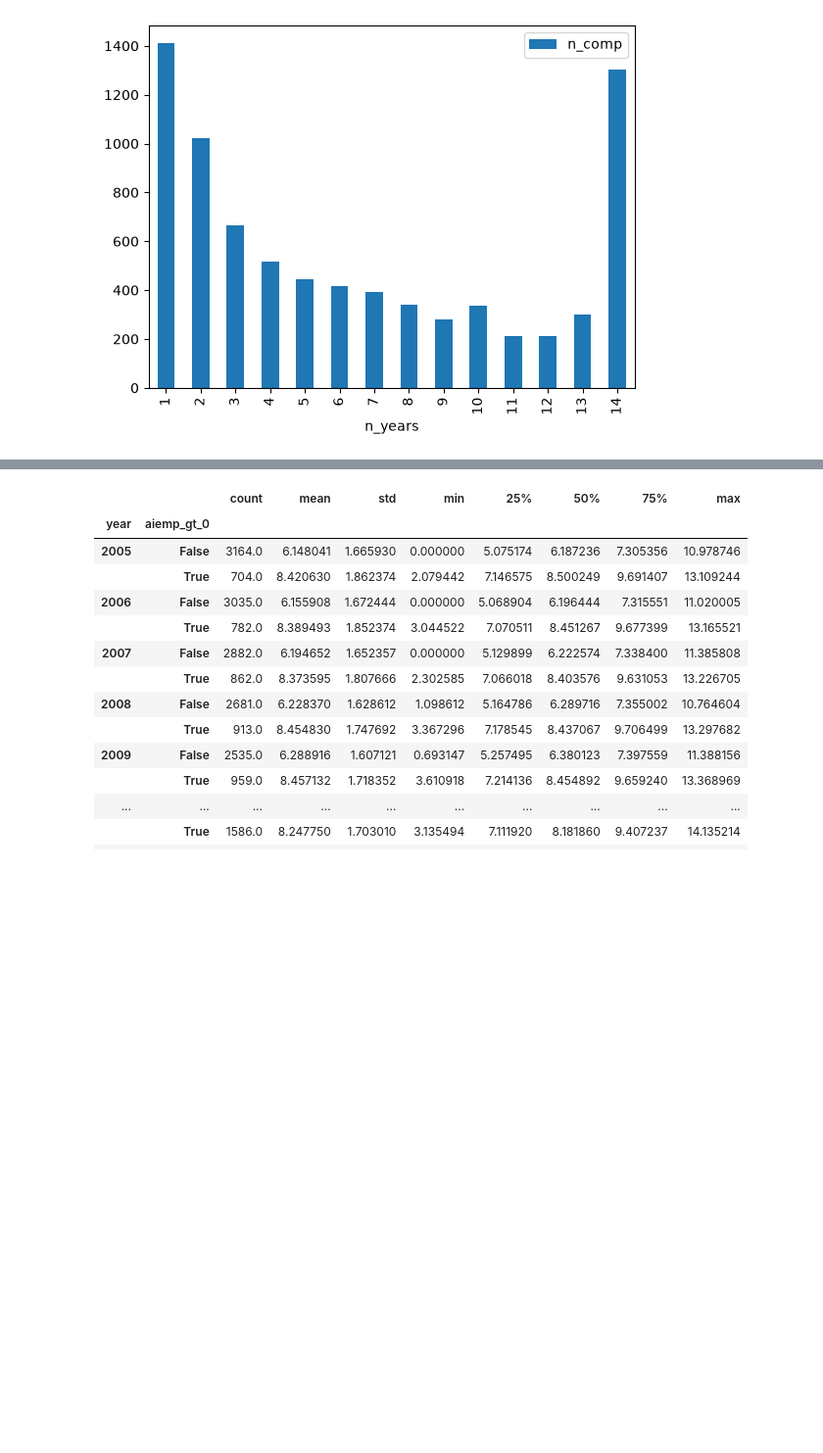
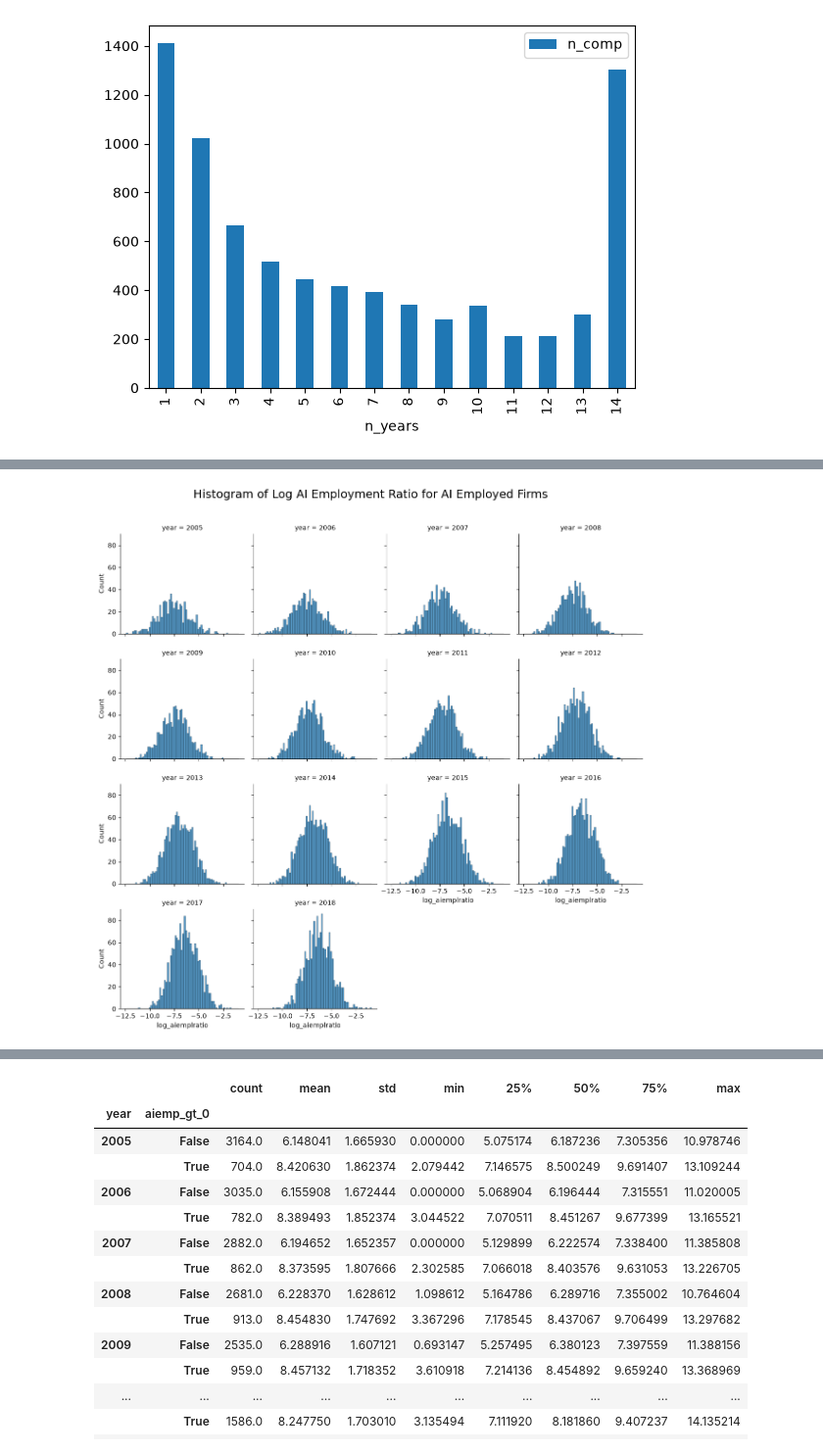
Before and after one commit to ducjeremyvu/essay_public, a Jupyter notebook: 03-eda-columns-an.ipynb, the cells around one changed output, grey strips where cells are left out. Shown at 98% size. Cells and saved outputs as stored; diff of their text form; code cells hidden in the pictures; blank space fills up the shorter version.

```diff
--- a/03-eda-columns-an.ipynb
+++ b/03-eda-columns-an.ipynb
@@ -94,0 +161,17 @@ takeaways:
+# %%
+g = sns.displot(
+    data=data[data['aiemp_gt_0']],
+    x='log_aiemplratio',
+    col="year",
+    col_wrap=4,
+    height=3,
+    kind="hist"
+
+)
+
+g.figure.suptitle("Histogram of Log AI Employment Ratio for AI Employed Firms", fontsize=18)
+g.figure.subplots_adjust(top=0.9)
+
+plt.show()
+# %% [output]
+[figure, added]
```
Also changed, not shown: parts of 66 cells of this notebook, 2 other files.
